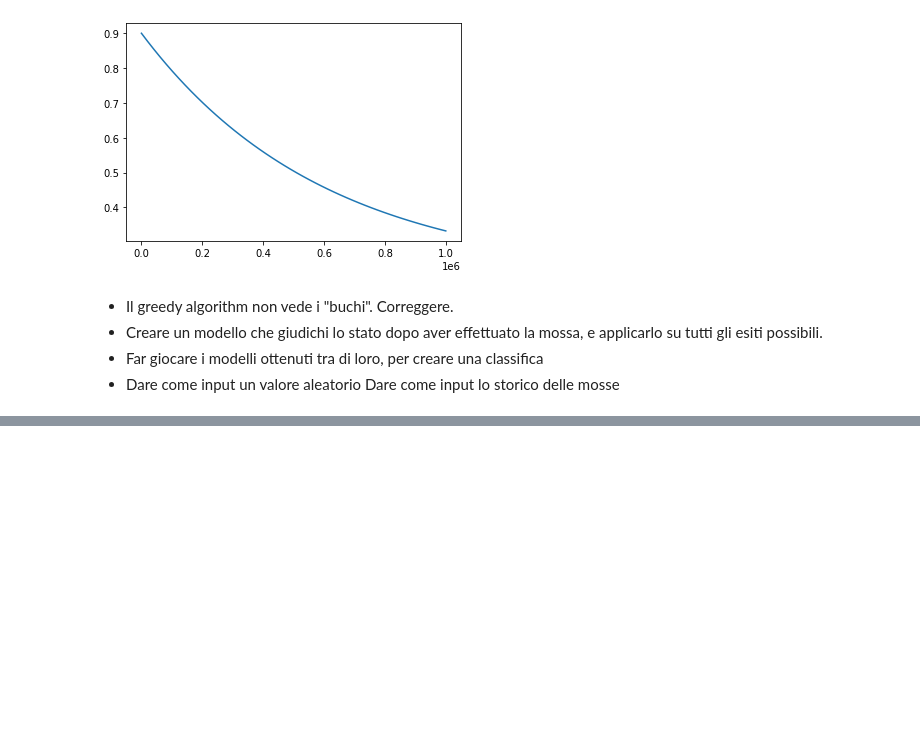
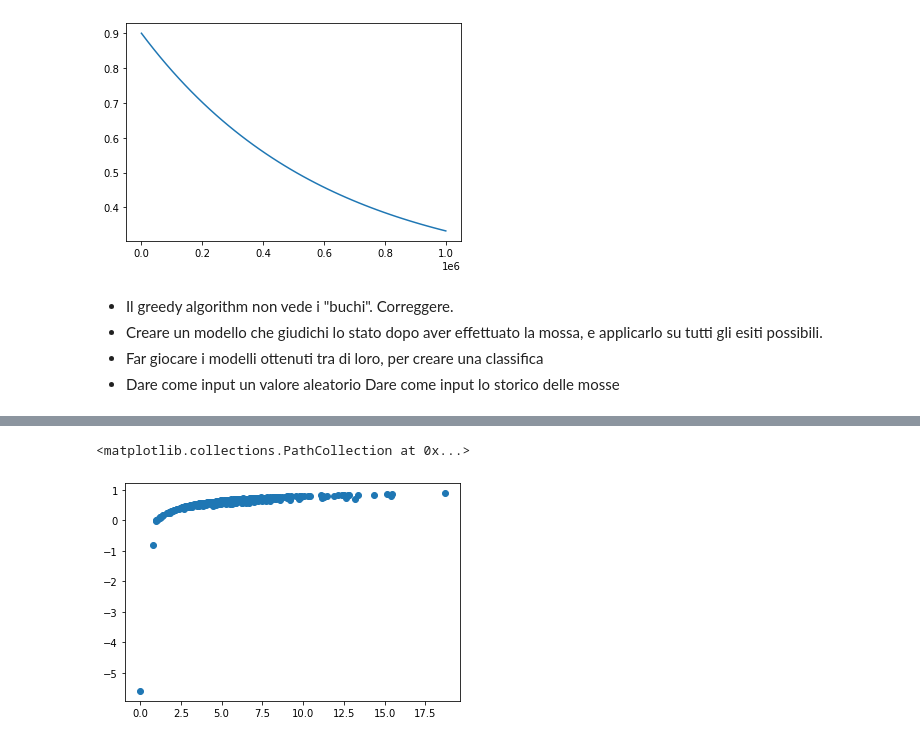
Before and after one commit to itsadeepizza/4inarow, a Jupyter notebook: parametri.ipynb, the cells around one changed output, grey strips where cells are left out. Drawn from its saved outputs; the diff is of its cells as text; code cells hidden in the pictures; blank space fills up the shorter version.

```diff
--- a/parametri.ipynb
+++ b/parametri.ipynb
@@ -40,0 +125,5 @@ ValueError: If using all scalar values, you must pass an index
+# %%
+plt.scatter(compare["score"], compare["score2"])
+# %% [output]
+<matplotlib.collections.PathCollection at 0x...>
+[figure, added]
```
Also changed, not shown: parts of 8 cells of this notebook, 4 other files.
